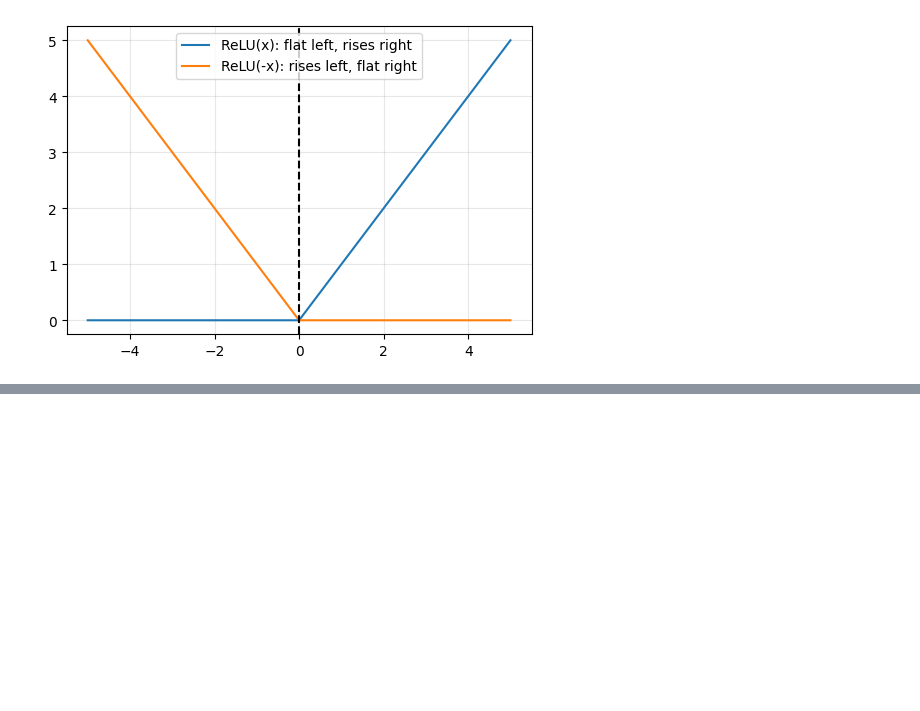
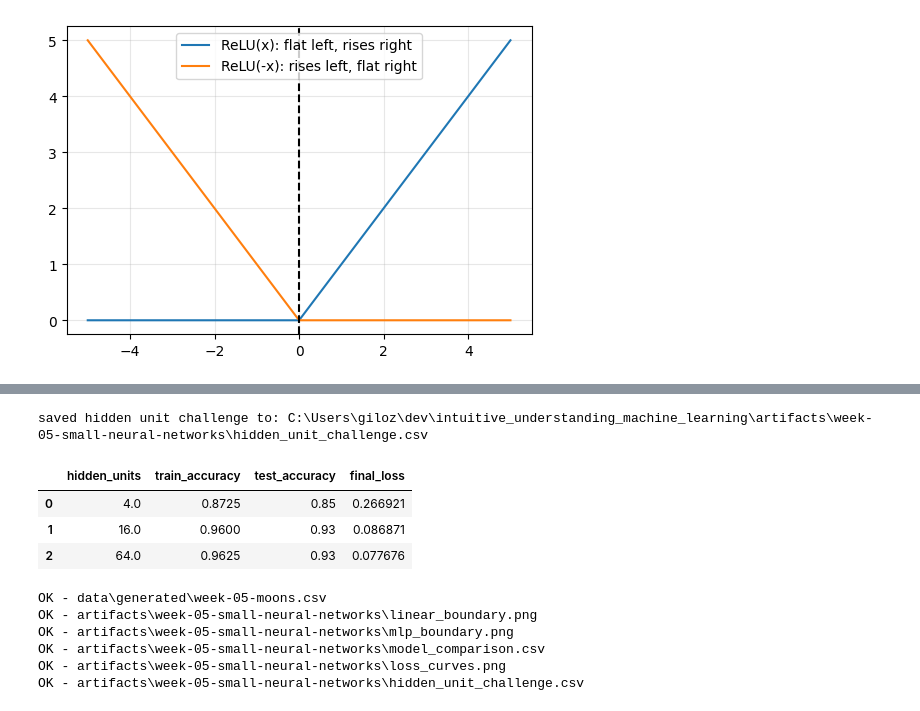
Before and after one commit to majorgilles/intuitive_understanding_machine_learning, a Jupyter notebook: weeks/week-05-small-neural-networks/compare_linear_vs_mlp.ipynb, the cells around one changed output, grey strips where cells are left out. Drawn from its saved outputs; the diff is of its cells as text; code cells hidden in the pictures; blank space fills up the shorter version.

```diff
--- a/weeks/week-05-small-neural-networks/compare_linear_vs_mlp.ipynb
+++ b/weeks/week-05-small-neural-networks/compare_linear_vs_mlp.ipynb
@@ -845,0 +929,37 @@ plt.show()
+# %%
+hidden_unit_challenge_path = (
+    project_root
+    / "artifacts"
+    / "week-05-small-neural-networks"
+    / "hidden_unit_challenge.csv"
+)
+
+hidden_unit_comparison.to_csv(hidden_unit_challenge_path, index=False)
+
+print(f"saved hidden unit challenge to: {hidden_unit_challenge_path}")
+hidden_unit_comparison
+# %% [output]
+saved hidden unit challenge to: C:\Users\giloz\dev\intuitive_understanding_machine_learning\artifacts\week-05-small-neural-networks\hidden_unit_challenge.csv
+|  | hidden_units | train_accuracy | test_accuracy | final_loss |
+| 0 | 4.0 | 0.8725 | 0.85 | 0.266921 |
+| 1 | 16.0 | 0.9600 | 0.93 | 0.086871 |
+| 2 | 64.0 | 0.9625 | 0.93 | 0.077676 |
+# %%
+required_paths = [
+    project_root / "data" / "generated" / "week-05-moons.csv",
+    project_root / "artifacts" / "week-05-small-neural-networks" / "linear_boundary.png",
+    project_root / "artifacts" / "week-05-small-neural-networks" / "mlp_boundary.png",
+    project_root / "artifacts" / "week-05-small-neural-networks" / "model_comparison.csv",
+    project_root / "artifacts" / "week-05-small-neural-networks" / "loss_curves.png",
+    project_root / "artifacts" / "week-05-small-neural-networks" / "hidden_unit_challenge.csv",
+]
+
+for path in required_paths:
+    print(f"{'OK' if path.exists() else 'MISSING'} - {path.relative_to(project_root)}")
+# %% [output]
+OK - data\generated\week-05-moons.csv
+OK - artifacts\week-05-small-neural-networks\linear_boundary.png
+OK - artifacts\week-05-small-neural-networks\mlp_boundary.png
+OK - artifacts\week-05-small-neural-networks\model_comparison.csv
+OK - artifacts\week-05-small-neural-networks\loss_curves.png
+OK - artifacts\week-05-small-neural-networks\hidden_unit_challenge.csv
```
Also changed, not shown: parts of 16 cells of this notebook, 3 other files.
